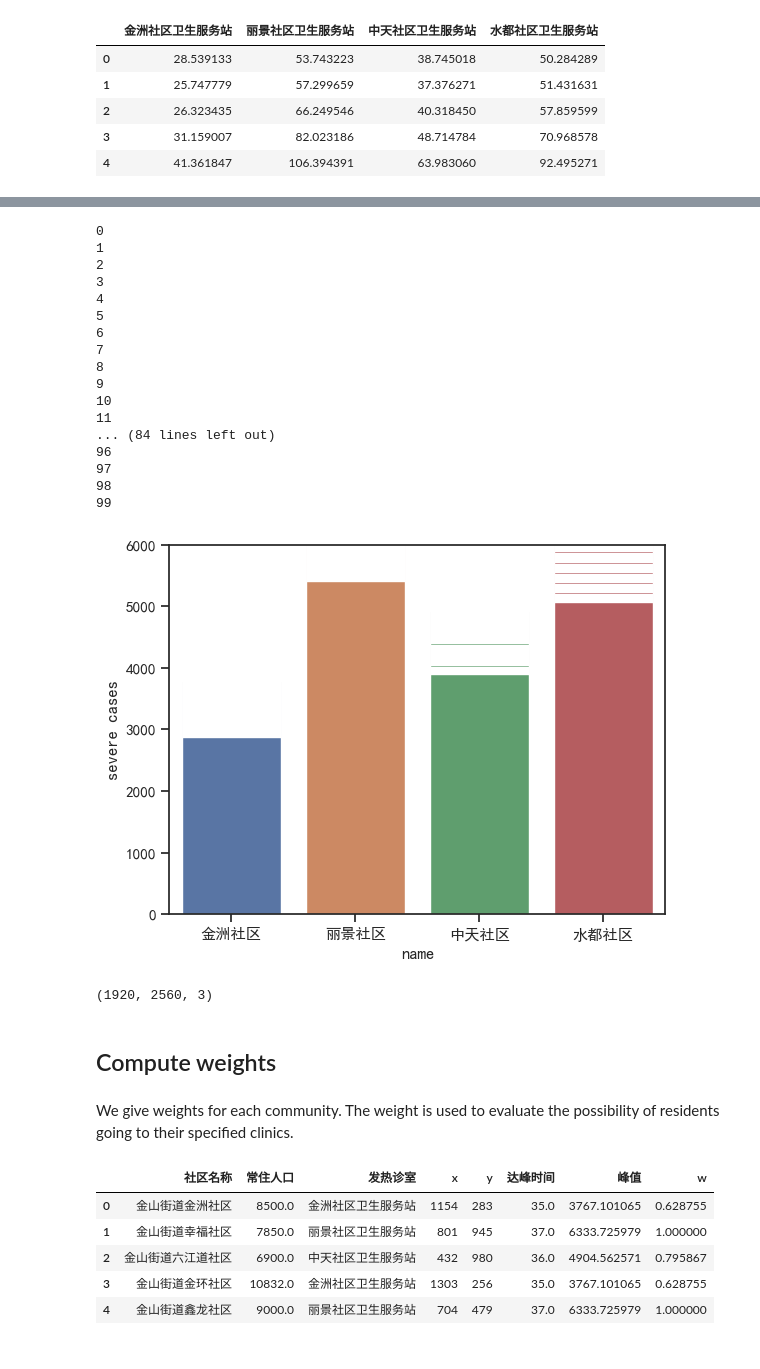
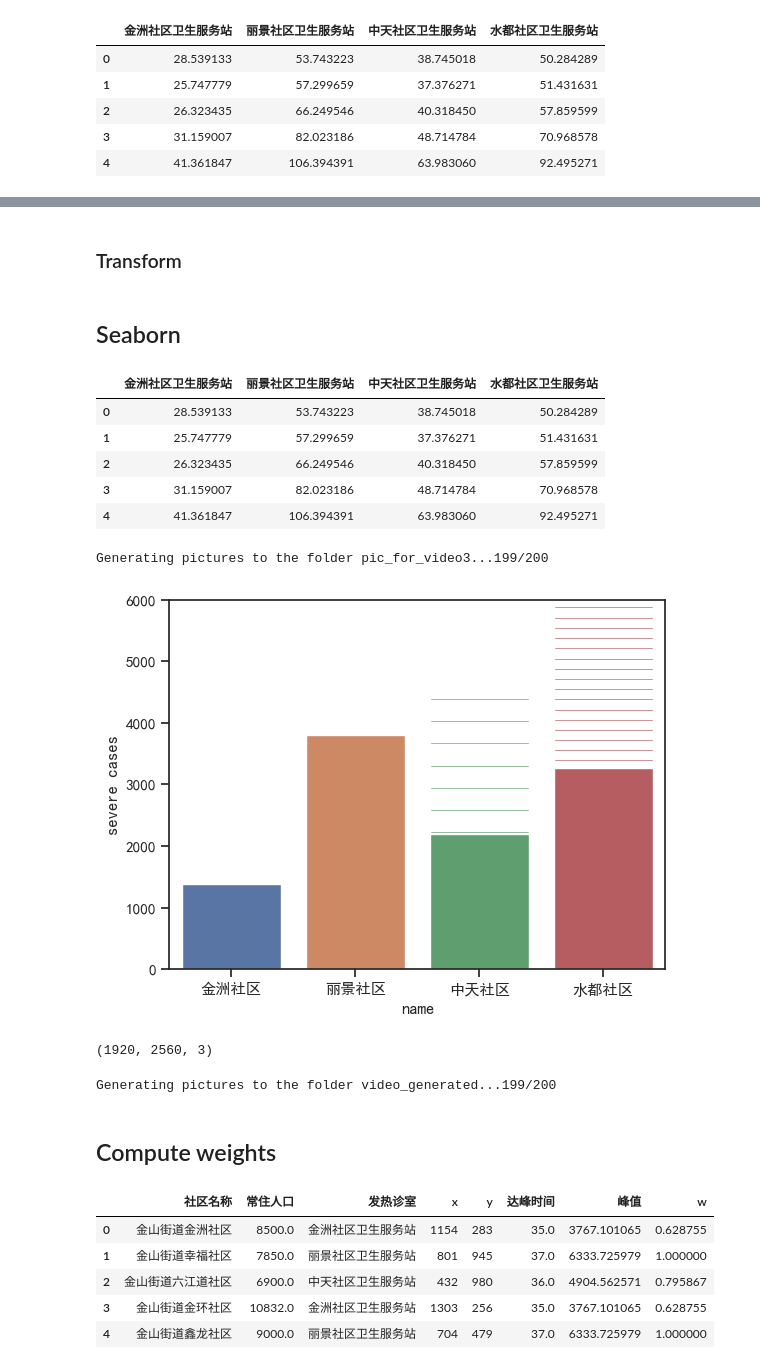
Before and after one commit to keke1022/DWP, a Jupyter notebook: weights_calculate.ipynb, the cells around one changed output, grey strips where cells are left out. Saved outputs shown, nothing was run; the diff lists cells and outputs as text; code cells hidden in the pictures.

Commit message:
plot

```diff
--- a/weights_calculate.ipynb
+++ b/weights_calculate.ipynb
@@ -63,11 +48,7 @@ def simulationFunc (com_population_list = [43750, 70081, 56015, 68615], clinic_n
     clinic_scale_list = [15, 16, 17, 18], recover_time = 7, severe_percent = 0.1, sigmoid_b = 4.6, \
     slow_scale = 0.25, max_sim = 100):
 
-    '''
-        com_population_list: the list of people served by four clinics. clinic_name_list: the name of four clinics. clinic_scale_list: the amount of patients they can serve. recover_time: the recovering period of each patient. severe_percent: the rate of severe infections.
-    '''
-
-    date_list = list(range(0, max_sim, 1))
+    date_list = list(range(0,max_sim,1))
 
     total_severe_day_list = [[],[],[],[]]
     clinic_avai_day_list = [[],[],[],[]]
@@ -121,4 +100,5 @@ We use a dynamic bar plot to show the changes in infection rates in four regions
 # %%
+df_severe_byday = simulationFunc (max_sim = 200)
 df_severe_byday.head()
 # %% [output]
 |  | 金洲社区卫生服务站 | 丽景社区卫生服务站 | 中天社区卫生服务站 | 水都社区卫生服务站 |
@@ -133,0 +110,16 @@ df_severe_byday.head()
+# %% [markdown]
+### Transform
+# %%
+# df_T = pd.DataFrame(df_severe_byday.values.T,columns=index_row,index=index_colums)
+transformed_df = pd.DataFrame({"day": [], "severe cases": [], "name": []})
+clinic_name_list = ["金洲社区卫生服务站", "丽景社区卫生服务站", "中天社区卫生服务站", "水都社区卫生服务站"]
+
+for i in range (len(df_severe_byday)):
+
+    one_line = df_severe_byday.iloc[i]
+    one_column_list = (df_severe_byday.iloc[i].T).tolist()
+    one_day_list = (np.ones(4,int)*i).tolist()
+    one_df = pd.DataFrame({"day": one_day_list, "severe cases": one_column_list, "name": clinic_name_list})
+    transformed_df = pd.concat([transformed_df,one_df], ignore_index=True)
+
+px.bar(transformed_df,x="name",y="severe cases",animation_frame = 'day', range_y = [0, 8000])
@@ -134,42 +128,42 @@ df_severe_byday.head()
+# %% [markdown]
+## Seaborn
+# %%
+df_severe_byday = simulationFunc (max_sim = 200)
+df_severe_byday.head()
+# %% [output]
+|  | 金洲社区卫生服务站 | 丽景社区卫生服务站 | 中天社区卫生服务站 | 水都社区卫生服务站 |
+| 0 | 28.539133 | 53.743223 | 38.745018 | 50.284289 |
+| 1 | 25.747779 | 57.299659 | 37.376271 | 51.431631 |
+| 2 | 26.323435 | 66.249546 | 40.318450 | 57.859599 |
+| 3 | 31.159007 | 82.023186 | 48.714784 | 70.968578 |
+| 4 | 41.361847 | 106.394391 | 63.983060 | 92.495271 |
 # %%
 clinic_name_list_short = ["金洲社区", "丽景社区", "中天社区", "水都社区"]
 
-for i in range(100):
-    print(i)
+
+for i in range(len(df_severe_byday)):
+    #print(i)
+    folder = "pic_for_video3"
+    save_path = folder + '/' + str(i) + '.jpg'
+    print('\r'+"Generating pictures to the folder " + folder + "..." + str(i)+'/'+str(len(df_severe_byday)), end='')
     one_df = pd.DataFrame()
     one_df["name"] = clinic_name_list_short
     one_df["severe cases"] = df_severe_byday.iloc[i].tolist()
 
     rc = {'font.sans-serif': 'SimHei',
       'axes.unicode_minus': False}
     sns.set(context='notebook', style='ticks', rc=rc)
     bar_plot = sns.barplot(x="name", y="severe cases", data=one_df)
     bar_plot.set_ylim(0,6000)
 
-    save_path = 'pic_for_video3/' + str(i) + '.jpg'
+
     # cv.imwrite(save_path, bar_plot, [cv.IMWRITE_PNG_COMPRESSION, 0])
 
     fig_tosave = bar_plot.get_figure()
     fig_tosave.savefig(save_path, dpi = 400)
 # %% [output]
-0
-1
-2
-3
-4
-5
-6
-7
-8
-9
-10
-11
-... (84 lines left out)
-96
-97
-98
-99
+Generating pictures to the folder pic_for_video3...199/200
-[figure, old version]
+[figure, new version]
 # %%
 read_path = 'pic_for_video/' + str(0) + '.png'
 frame = cv.imread(read_path)
@@ -178,19 +172,21 @@ print(frame.shape)
 (1920, 2560, 3)
 # %%
 fourcc = cv.VideoWriter_fourcc(*'mp4v')
-out = cv.VideoWriter('testwrite.mp4',fourcc, 20.0, (2560,1920),True)
+save_video_folder = "video_generated"
+out = cv.VideoWriter(save_video_folder + '/testwrite.mp4',fourcc, 20.0, (2560,1920),True)
 
-for i in range(180):
+for i in range(len(df_severe_byday)):
+    print('\r'+"Generating a video to the folder " + save_video_folder + "..." + str(i)+'/'+str(len(df_severe_byday)), end='')
     read_path = 'pic_for_video3/' + str(i) + '.jpg'
     frame = cv.imread(read_path)
     out.write(frame)
     #print("i: ",i)
 
 out.release()
+# %% [output]
+Generating pictures to the folder video_generated...199/200
 # %% [markdown]
 ## Compute weights
-# %% [markdown]
-We give weights for each community. The weight is used to evaluate the possibility of residents going to their specified clinics.
 # %%
 df_severe_byday = simulationFunc ()
 
```
Also changed, not shown: parts of 13 cells of this notebook, 13 other files.
